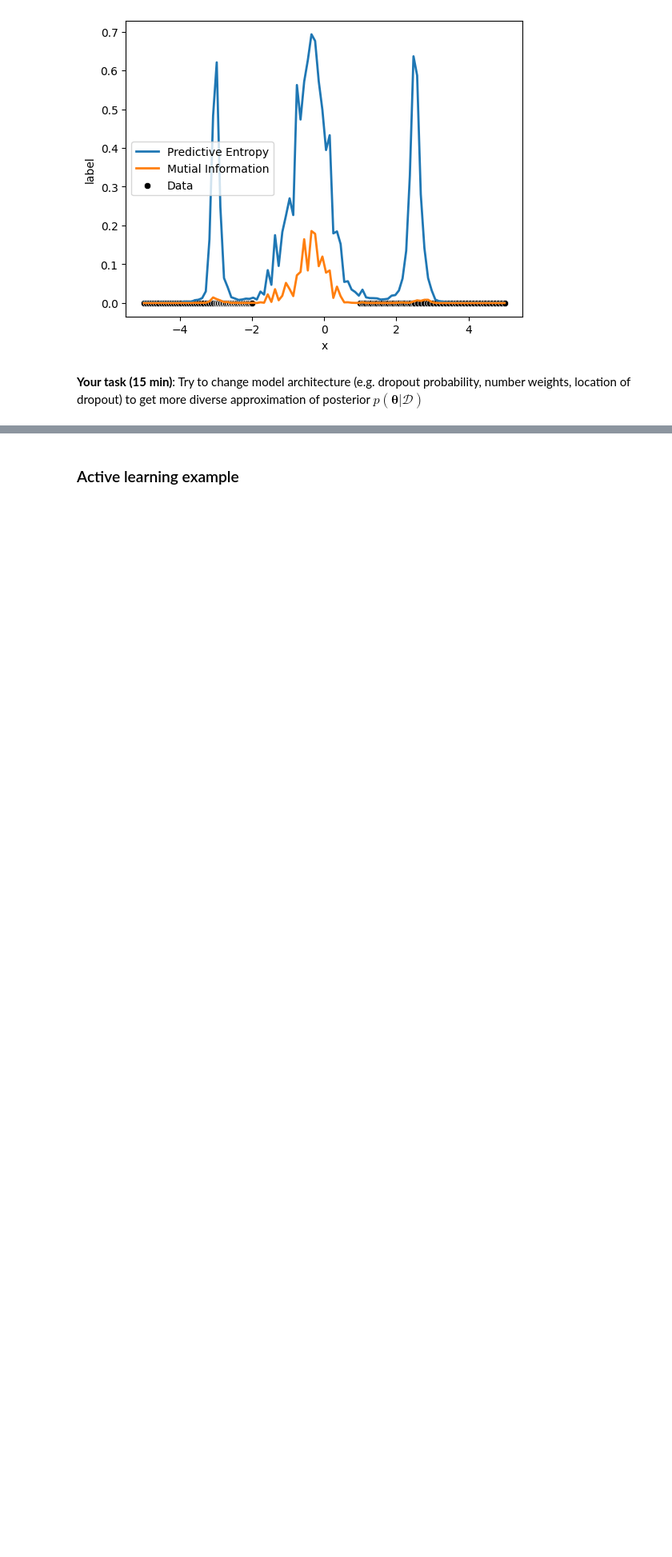
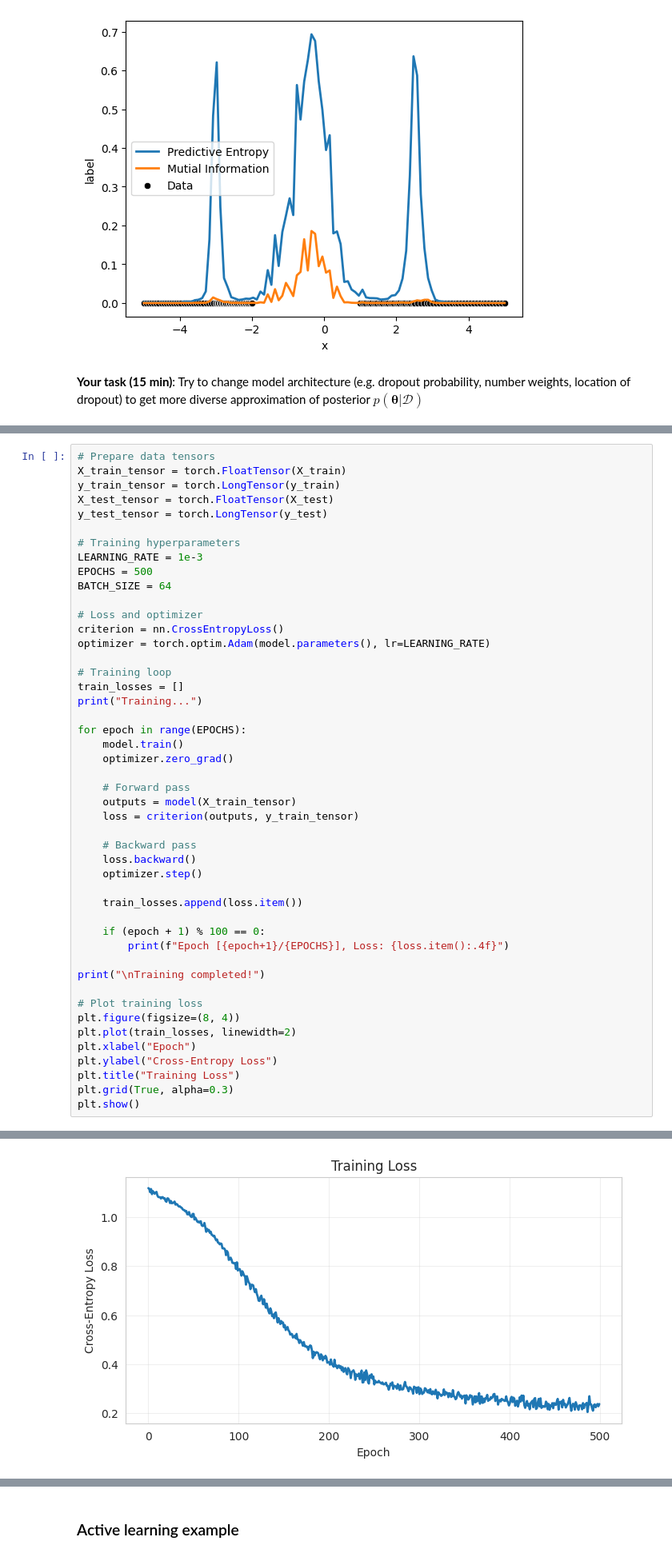
Before and after one commit to Leonid-Erlygin/seminars, a Jupyter notebook: spring_2025/seminar_ue_en_old.ipynb, the cells around one changed output, grey strips where cells are left out. Shown at 80% size. Drawn from its saved outputs; the diff is of its cells as text; blank space fills up the shorter version.

```diff
--- a/spring_2025/seminar_ue_en_old.ipynb
+++ b/spring_2025/seminar_ue_en_old.ipynb
@@ -216,0 +462,48 @@ plt.legend()
+# %%
+# Prepare data tensors
+X_train_tensor = torch.FloatTensor(X_train)
+y_train_tensor = torch.LongTensor(y_train)
+X_test_tensor = torch.FloatTensor(X_test)
+y_test_tensor = torch.LongTensor(y_test)
+
+# Training hyperparameters
+LEARNING_RATE = 1e-3
+EPOCHS = 500
+BATCH_SIZE = 64
+
+# Loss and optimizer
+criterion = nn.CrossEntropyLoss()
+optimizer = torch.optim.Adam(model.parameters(), lr=LEARNING_RATE)
+
+# Training loop
+train_losses = []
+print("Training...")
+
+for epoch in range(EPOCHS):
+    model.train()
+    optimizer.zero_grad()
+
+    # Forward pass
+    outputs = model(X_train_tensor)
+    loss = criterion(outputs, y_train_tensor)
+
+    # Backward pass
+    loss.backward()
+    optimizer.step()
+
+    train_losses.append(loss.item())
+
+    if (epoch + 1) % 100 == 0:
+        print(f"Epoch [{epoch+1}/{EPOCHS}], Loss: {loss.item():.4f}")
+
+print("\nTraining completed!")
+
+# Plot training loss
+plt.figure(figsize=(8, 4))
+plt.plot(train_losses, linewidth=2)
+plt.xlabel("Epoch")
+plt.ylabel("Cross-Entropy Loss")
+plt.title("Training Loss")
+plt.grid(True, alpha=0.3)
+plt.show()
+# %% [output]
@@ -216,0 +518 @@ plt.legend()
+[figure, added]
```
Also changed, not shown: parts of 16 cells of this notebook, 1 other file.
